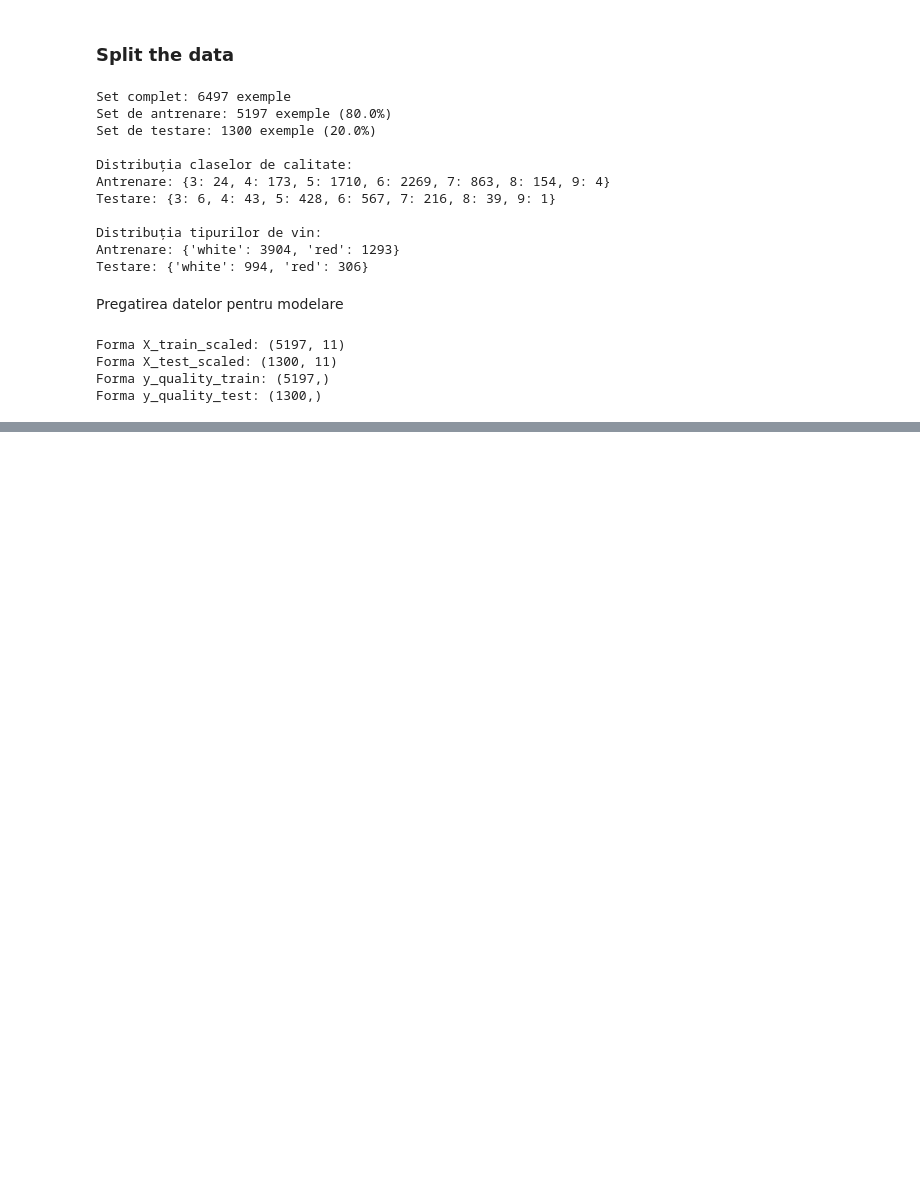
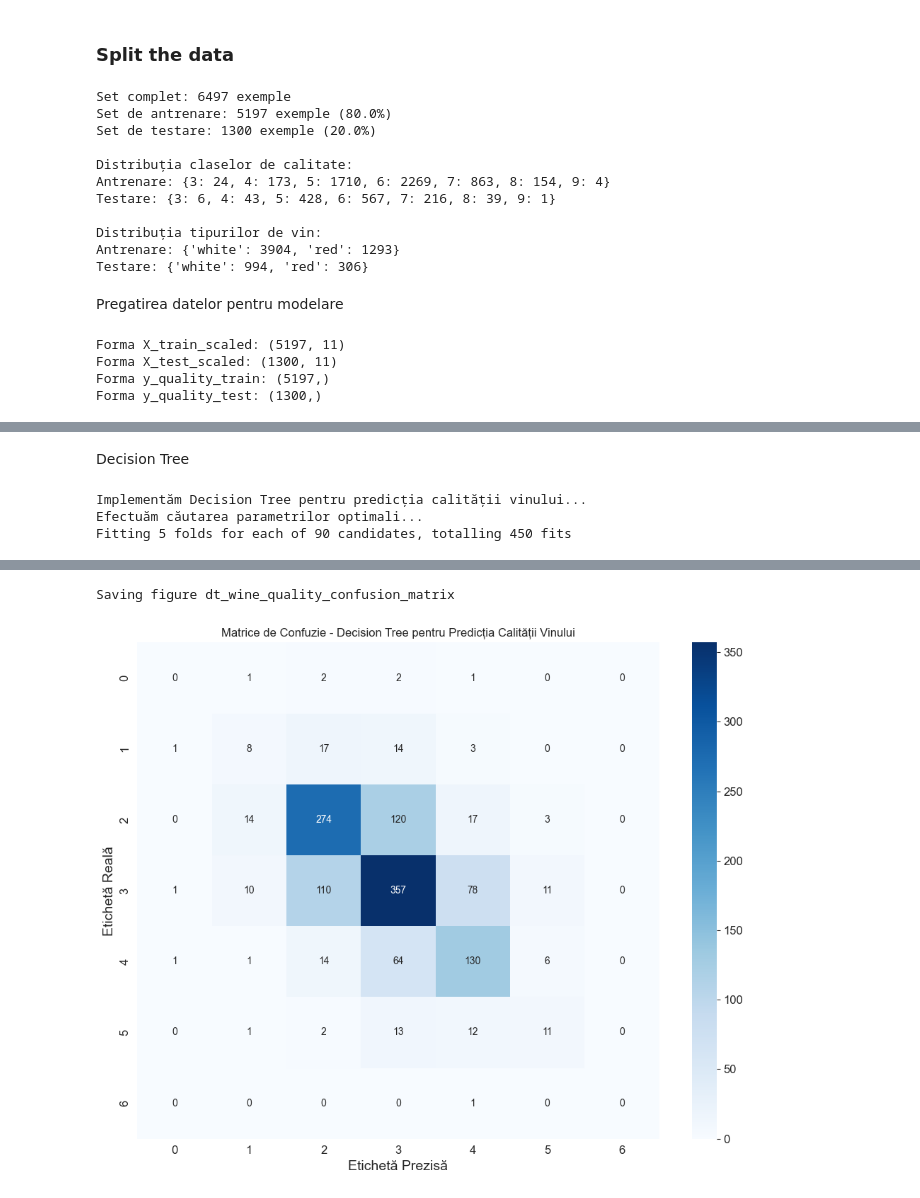
Before and after one commit to AlexCraciun6/MLProject1, a Jupyter notebook: Proiect1.ipynb, the cells around one changed output, grey strips where cells are left out. Drawn from its saved outputs; the diff is of its cells as text; code cells hidden in the pictures; blank space fills up the shorter version.

```diff
--- a/Proiect1.ipynb
+++ b/Proiect1.ipynb
@@ -396,0 +586,69 @@ Forma y_quality_test: (1300,)
+# %% [markdown]
+Decision Tree
+# %%
+from sklearn.tree import DecisionTreeClassifier
+from sklearn.metrics import classification_report, accuracy_score, confusion_matrix, f1_score, log_loss
+from sklearn.model_selection import GridSearchCV, learning_curve
+import time
+import matplotlib.pyplot as plt
+import seaborn as sns
+import numpy as np
+from sklearn import tree
+
+# Anunțăm implementarea modelului Decision Tree
+print("Implementăm Decision Tree pentru predicția calității vinului...")
+
+# Definim parametrii pentru GridSearchCV
+param_grid = {
+    'max_depth': [None, 5, 10, 15, 20],
+    'min_samples_split': [2, 5, 10],
+    'min_samples_leaf': [1, 2, 4],
+    'criterion': ['gini', 'entropy']
+}
+
+# Inițializăm modelul Decision Tree
+dt_clf = DecisionTreeClassifier(random_state=42)
+
+# Folosim GridSearchCV pentru a găsi cei mai buni hiperparametri
+print("Efectuăm căutarea parametrilor optimali...")
+start_time = time.time()
+grid_search = GridSearchCV(dt_clf, param_grid, cv=5, scoring='accuracy', verbose=1, n_jobs=-1)
+grid_search.fit(X_train_scaled, y_quality_train)
+end_time = time.time()
+
+# Afișăm rezultatele
+print(f"Cea mai bună configurație de parametri: {grid_search.best_params_}")
+print(f"Cea mai bună acuratețe în timpul validării: {grid_search.best_score_:.4f}")
+print(f"Timp total de căutare: {end_time - start_time:.2f} secunde")
+
+# Extragem modelul optim și evaluăm pe setul de test
+best_dt = grid_search.best_estimator_
+y_pred_dt = best_dt.predict(X_test_scaled)
+
+# Calculăm probabilitățile pentru calculul loss-ului
+y_pred_proba_dt = best_dt.predict_proba(X_test_scaled)
+
+# Calculăm metricile de performanță
+accuracy_dt = accuracy_score(y_quality_test, y_pred_dt)
+f1_dt = f1_score(y_quality_test, y_pred_dt, average='weighted')
+dt_loss = log_loss(y_quality_test, y_pred_proba_dt)
+
+print(f"\nAcuratețe pe setul de test: {accuracy_dt:.4f}")
+print(f"F1-score (weighted) pe setul de test: {f1_dt:.4f}")
+print(f"Log Loss pe setul de test: {dt_loss:.4f}")
+print("\nRaport de clasificare detaliat:")
+print(classification_report(y_quality_test, y_pred_dt))
+
+# Afișăm matricea de confuzie
+plt.figure(figsize=(10, 8))
+cm_dt = confusion_matrix(y_quality_test, y_pred_dt)
+sns.heatmap(cm_dt, annot=True, fmt="d", cmap="Blues")
+plt.title('Matrice de Confuzie - Decision Tree pentru Predicția Calității Vinului')
+plt.ylabel('Etichetă Reală')
+plt.xlabel('Etichetă Prezisă')
+save_fig('dt_wine_quality_confusion_matrix')
+plt.show()
+# %% [output]
+Implementăm Decision Tree pentru predicția calității vinului...
+Efectuăm căutarea parametrilor optimali...
+Fitting 5 folds for each of 90 candidates, totalling 450 fits
@@ -396,0 +672,2 @@ Forma y_quality_test: (1300,)
+Saving figure dt_wine_quality_confusion_matrix
+[figure, added]
```
Also changed, not shown: parts of 23 cells of this notebook.
